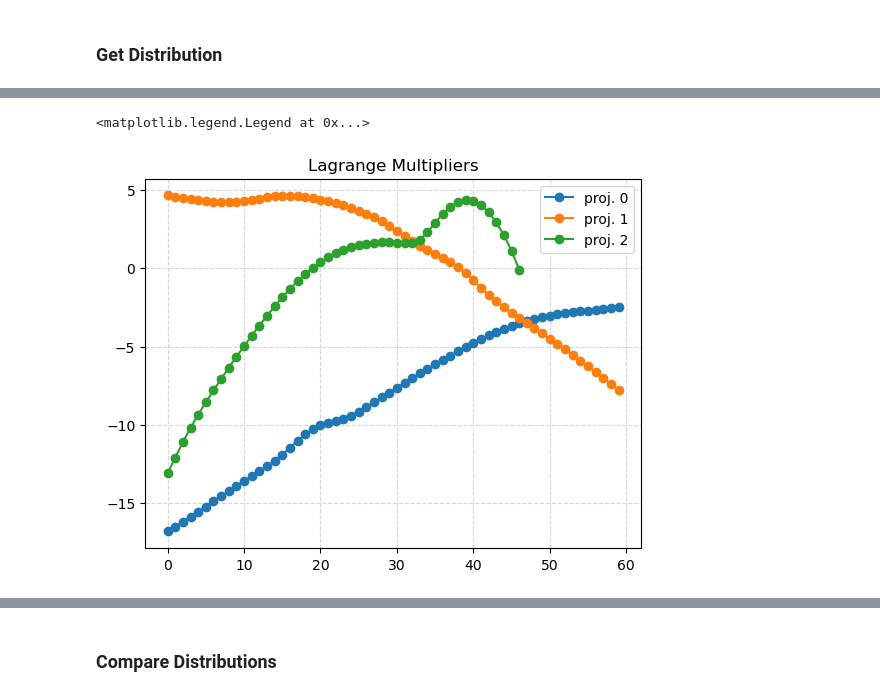
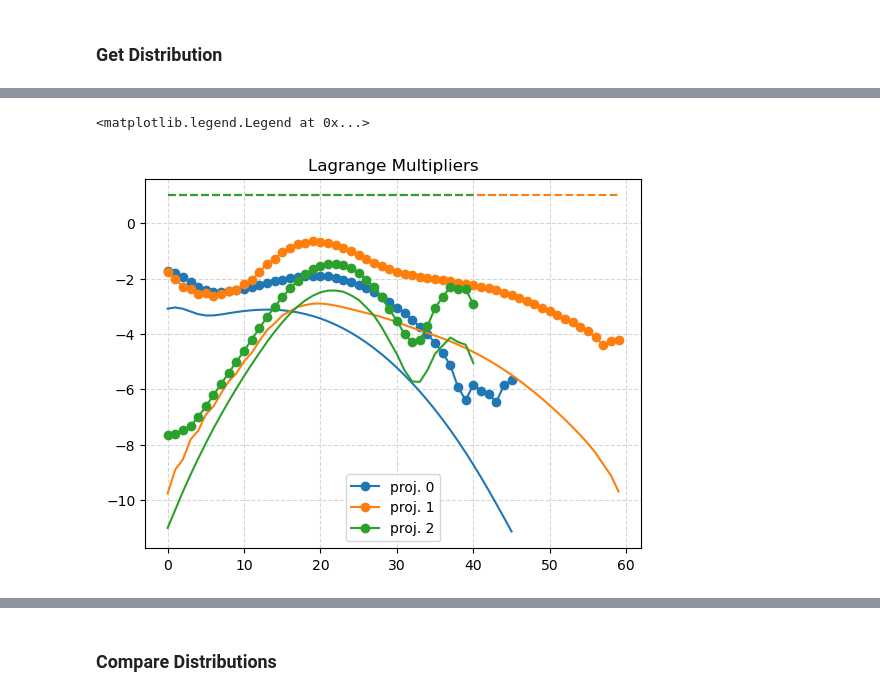
Before and after one commit to lnls-fac/apsuite, a Jupyter notebook: examples/reconstruction_from_grid.ipynb, the cells around one changed output, grey strips where cells are left out. Drawn from its saved outputs; the diff is of its cells as text; code cells hidden in the pictures.

```diff
--- a/examples/reconstruction_from_grid.ipynb
+++ b/examples/reconstruction_from_grid.ipynb
@@ -177,20 +160,21 @@ y = (y_bins[:-1] + y_bins[1:]) / 2
 gridx, gridy = np.meshgrid(x, y)
 coords = np.vstack([gridx.ravel(), gridy.ravel()])
 
-
 # Distribution 1
+mean_off = np.array([-19, 0])
+cov_scale = 1
 
 # Parameters
-mean1 = np.array([5, -5])
-cov1 = np.array([[100, 0], [0, 10]])
-rot = rotation_matrix(np.pi / 4)
-cov1 = np.linalg.inv(rot) @ cov1 @ rot
+mean1 = np.array([5, -5]) + mean_off
+cov1 = np.array([[100, 0], [0, 10]]) * cov_scale
+rot = matrix_rotation(np.pi / 4)
+cov1 = rot.T @ cov1 @ rot
 
-mean2 = np.array([-5, 0])
-cov2 = np.array([[100, 0], [0, 10]])
+mean2 = np.array([-5, 0]) + mean_off
+cov2 = np.array([[100, 0], [0, 10]]) * cov_scale
 
-mean3 = np.array([-10, -15])
-cov3 = np.array([[5, 0], [0, 5]])
+mean3 = np.array([-10, -15]) + mean_off
+cov3 = np.array([[5, 0], [0, 5]]) * cov_scale
 
 # Create Distribution
 z1 = bivariate_gaussian(mean1, cov1, gridx, gridy)
@@ -199,10 +183,12 @@ z3 = bivariate_gaussian(mean3, cov3, gridx, gridy)
 
 original_distrib = z1 + z2 + z3 / 4
 
+# maxv = original_distrib.max()
+# original_distrib[original_distrib > 0.5*maxv] = 0.5*maxv
+
 proj1 = integrate.trapezoid(original_distrib, dx=delta_y, axis=1)
 norm_const = integrate.trapezoid(proj1, dx=delta_x)
 original_distrib /= norm_const
-
 
 # # Distribution 2
 
@@ -331,7 +317,7 @@ fig.tight_layout()
 # %% [markdown]
 ### Get Convexes
 # %%
-rot_matrices = rotation_matrix(angles)
+rot_matrices = matrix_rotation(angles)
 rot_matrices = np.transpose(rot_matrices, (2, 0, 1))
 
 dist_rec = DistribReconstruction(
@@ -364,6 +350,13 @@ Text(0.5, 0.98, 'Number of Projections: 3')
 # %%
 # t_convex = time()
-dist_rec.subdivide_main_convex([main_cvx])
+fname = f'convexes_{nr_angles}.pickle'
+if os.path.isfile(fname):
+    convex_list, indices_list = load(fname)
+    dist_rec._convexes_list = convex_list
+    dist_rec._convexes_idcs = indices_list
+else:
+    convex_list, indices_list = dist_rec.subdivide_main_convex([main_cvx])
+    save([convex_list, indices_list], fname, overwrite=True)
 idcs_to_cvx = dist_rec.dict_idcs_to_cvx()
 # np.savetxt(f"t_convex_j{nr_angles}.txt", [nr_angles, time() - t_convex])
 # %% [markdown]
@@ -460,16 +453,19 @@ Text(0.5, 0.98, 'Number of projections: 3')
 # %%
 # Compare values of langrange multiplier
 fig, ax = plt.subplots(1, 1)
 
+init_lagrange_mult = dist_rec.initial_lambda_list
 for j in range(nr_angles):
     ax.plot(dist_rec.updated_lambda_list[j], "-o", label=f"proj. {j}")
+    ax.plot(np.log(dist_rec._projs[j]), "-", color=f'C{j:d}')
+    ax.plot(init_lagrange_mult[j], "--", color=f'C{j:d}')
 ax.set_yscale("linear")
 ax.set_title("Lagrange Multipliers")
 ax.grid(ls="--", alpha=0.5)
 ax.legend()
 # %% [output]
 <matplotlib.legend.Legend at 0x...>
-[figure, old version]
+[figure, new version]
 # %%
 # Compare projections of simulated distribution and reconstructed one
 projs_calc = dist_rec.projs_from_reconstruction
```
Also changed, not shown: parts of 14 cells of this notebook, 1 other file.
